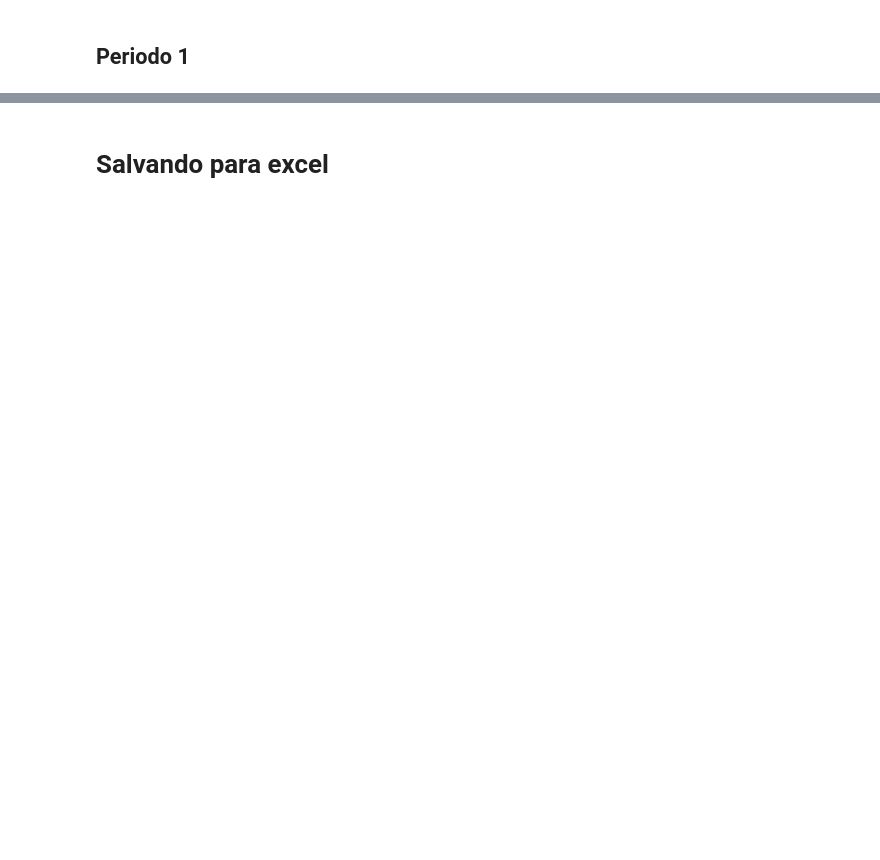
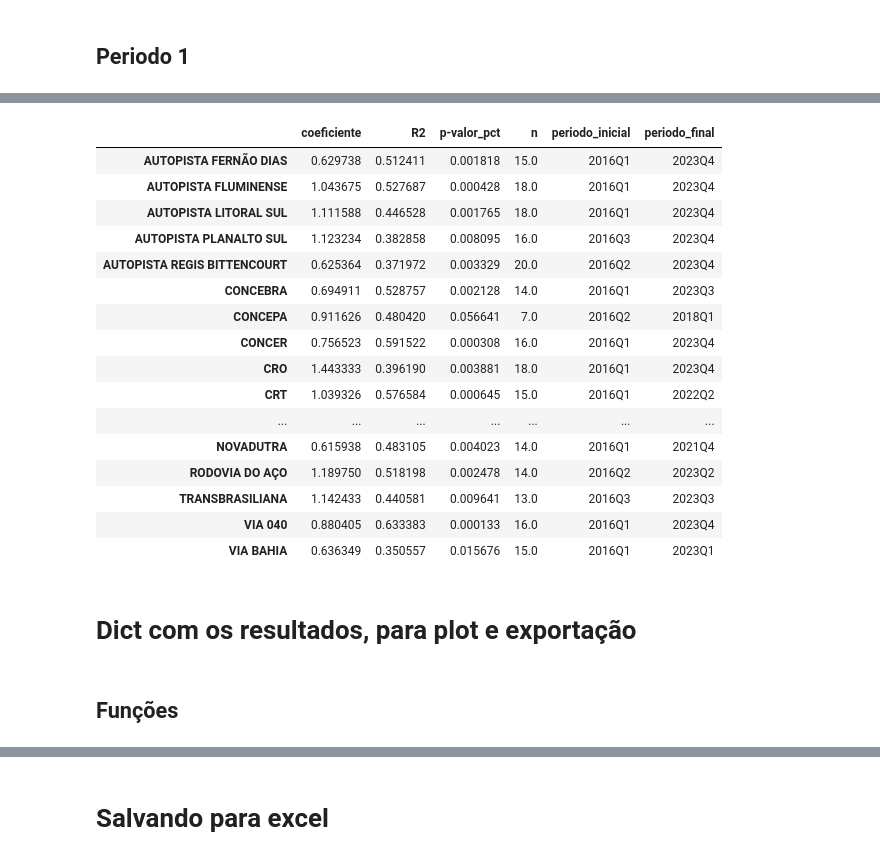
Before and after one commit to andreacmartins/infra-data, a Jupyter notebook: scripts/regressao_PIB_trimestral.ipynb, the cells around one changed output, grey strips where cells are left out. Saved outputs shown, nothing was run; the diff lists cells and outputs as text; code cells hidden in the pictures; blank space fills up the shorter version.

```diff
--- a/scripts/regressao_PIB_trimestral.ipynb
+++ b/scripts/regressao_PIB_trimestral.ipynb
@@ -293,0 +284,24 @@ np.float64(0.5969748377139612)
+# %%
+dict_results_per2['VEQS_COMERCIAL']
+# %% [output]
+|  | coeficiente | R2 | p-valor_pct | n | periodo_inicial | periodo_final |
+| AUTOPISTA FERNÃO DIAS | 0.629738 | 0.512411 | 0.001818 | 15.0 | 2016Q1 | 2023Q4 |
+| AUTOPISTA FLUMINENSE | 1.043675 | 0.527687 | 0.000428 | 18.0 | 2016Q1 | 2023Q4 |
+| AUTOPISTA LITORAL SUL | 1.111588 | 0.446528 | 0.001765 | 18.0 | 2016Q1 | 2023Q4 |
+| AUTOPISTA PLANALTO SUL | 1.123234 | 0.382858 | 0.008095 | 16.0 | 2016Q3 | 2023Q4 |
+| AUTOPISTA REGIS BITTENCOURT | 0.625364 | 0.371972 | 0.003329 | 20.0 | 2016Q2 | 2023Q4 |
+| CONCEBRA | 0.694911 | 0.528757 | 0.002128 | 14.0 | 2016Q1 | 2023Q3 |
+| CONCEPA | 0.911626 | 0.480420 | 0.056641 | 7.0 | 2016Q2 | 2018Q1 |
+| CONCER | 0.756523 | 0.591522 | 0.000308 | 16.0 | 2016Q1 | 2023Q4 |
+| CRO | 1.443333 | 0.396190 | 0.003881 | 18.0 | 2016Q1 | 2023Q4 |
+| CRT | 1.039326 | 0.576584 | 0.000645 | 15.0 | 2016Q1 | 2022Q2 |
+| ... | ... | ... | ... | ... | ... | ... |
+| NOVADUTRA | 0.615938 | 0.483105 | 0.004023 | 14.0 | 2016Q1 | 2021Q4 |
+| RODOVIA DO AÇO | 1.189750 | 0.518198 | 0.002478 | 14.0 | 2016Q2 | 2023Q2 |
+| TRANSBRASILIANA | 1.142433 | 0.440581 | 0.009641 | 13.0 | 2016Q3 | 2023Q3 |
+| VIA 040 | 0.880405 | 0.633383 | 0.000133 | 16.0 | 2016Q1 | 2023Q4 |
+| VIA BAHIA | 0.636349 | 0.350557 | 0.015676 | 15.0 | 2016Q1 | 2023Q1 |
+# %% [markdown]
+# Dict com os resultados, para plot e exportação
+# %% [markdown]
+## Funções
```
Also changed, not shown: parts of 57 cells of this notebook, 2 other files.
